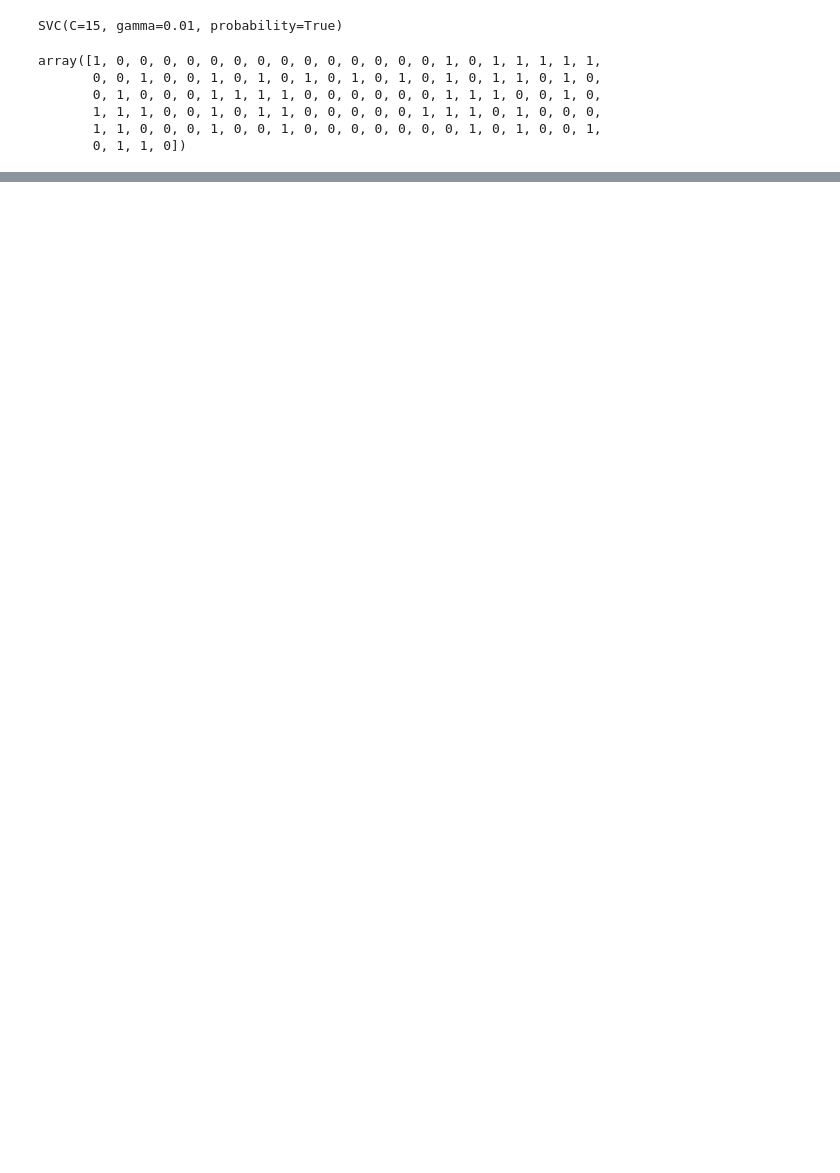
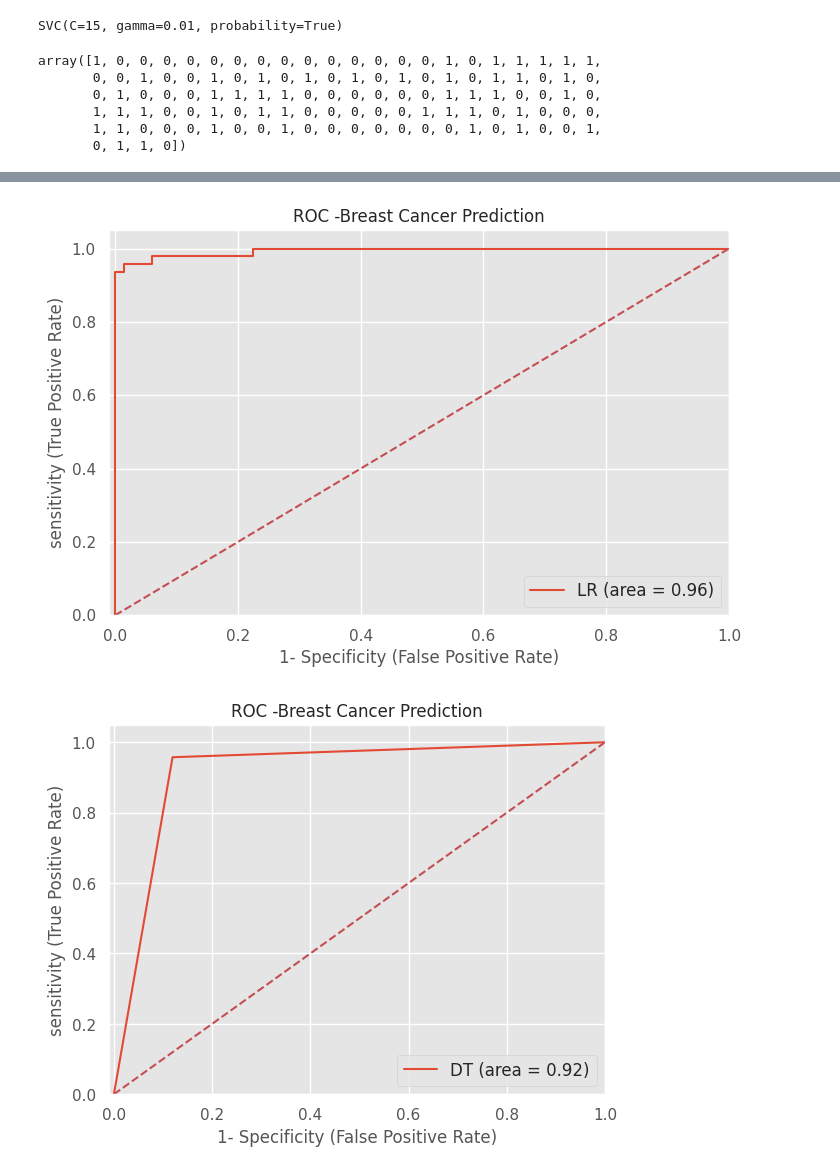
Before and after one commit to VikramEnugala/vikram, a Jupyter notebook: BREAST_CANCER.ipynb, the cells around one changed output, grey strips where cells are left out. Saved outputs shown, nothing was run; the diff lists cells and outputs as text; code cells hidden in the pictures; blank space fills up the shorter version.

```diff
--- a/BREAST_CANCER.ipynb
+++ b/BREAST_CANCER.ipynb
@@ -318,0 +405,2 @@ array([1, 0, 0, 0, 0, 0, 0, 0, 0, 0, 0, 0, 0, 0, 0, 1, 0, 1, 1, 1, 1, 1,
+# %%
+rf.fit(X_train, y_train)
@@ -318,0 +457,3 @@ array([1, 0, 0, 0, 0, 0, 0, 0, 0, 0, 0, 0, 0, 0, 0, 1, 0, 1, 1, 1, 1, 1,
+# %%
+gb = GradientBoostingClassifier(loss='exponential', learning_rate=0.1, n_estimators=180)
+gb.fit(X_train, y_train)
@@ -318,0 +483,4 @@ array([1, 0, 0, 0, 0, 0, 0, 0, 0, 0, 0, 0, 0, 0, 0, 1, 0, 1, 1, 1, 1, 1,
+# %%
+from xgboost import XGBClassifier
+xgb = XGBClassifier(obhective = 'binary:logistic', learning_rate = 0.01, max_depth = 10, n_estimators = 180)
+xgb.fit(X_train, y_train)
@@ -318,0 +535,59 @@ array([1, 0, 0, 0, 0, 0, 0, 0, 0, 0, 0, 0, 0, 0, 0, 1, 0, 1, 1, 1, 1, 1,
+# %%
+import pickle
+model = svc
+pickle.dump(model, open('model.pkl', 'wb'))
+# %%
+from sklearn import metrics
+plt.figure(figsize=(8,5))
+models = [
+    {
+        'label': 'LR',
+        'model': log_reg,
+
+    },
+    {
+        'label': 'DT',
+        'model': dt,
+
+    },
+    {
+        'label': 'SVM',
+        'model': svc,
+
+    },
+    {
+        'label': 'KNN',
+        'model': knn,
+
+    },
+    {
+        'label': 'XGB',
+        'model': xgb,
+    },{
+        'label': 'RF',
+        'model': rf,
+    },{
+        'label': 'GBDT',
+        'model': gb,
+    }
+]
+for model_dict in models:
+    model = model_dict['model']
+    model.fit(X_train, y_train)
+    y_pred=model.predict(X_test)
+    fpr1, tpr1, thresholds1 = metrics.roc_curve(y_test, model.predict_proba(X_test)[:,1])
+    auc = metrics.roc_auc_score(y_test, model.predict(X_test))
+    plt.plot(fpr1, tpr1, label='%s (area = %0.2f)' % (model_dict['label'], auc))
+
+    plt.plot([0,1], [0,1], 'r--')
+    plt.xlim([-0.01,1.0])
+    plt.ylim([0.0,1.05])
+    plt.xlabel('1- Specificity (False Positive Rate)', fontsize=12)
+    plt.ylabel('sensitivity (True Positive Rate)',fontsize=12 )
+    plt.title('ROC -Breast Cancer Prediction', fontsize=12)
+    plt.legend(loc="lower right",fontsize=12)
+    plt.savefig("roc_breast_cancer.jpeg", format='jpeg', dpi=400,bbox_inches='tight')
+    plt.show()
+# %% [output]
+[figure, added]
+[figure, added]
```
Also changed, not shown: parts of 22 cells of this notebook.
